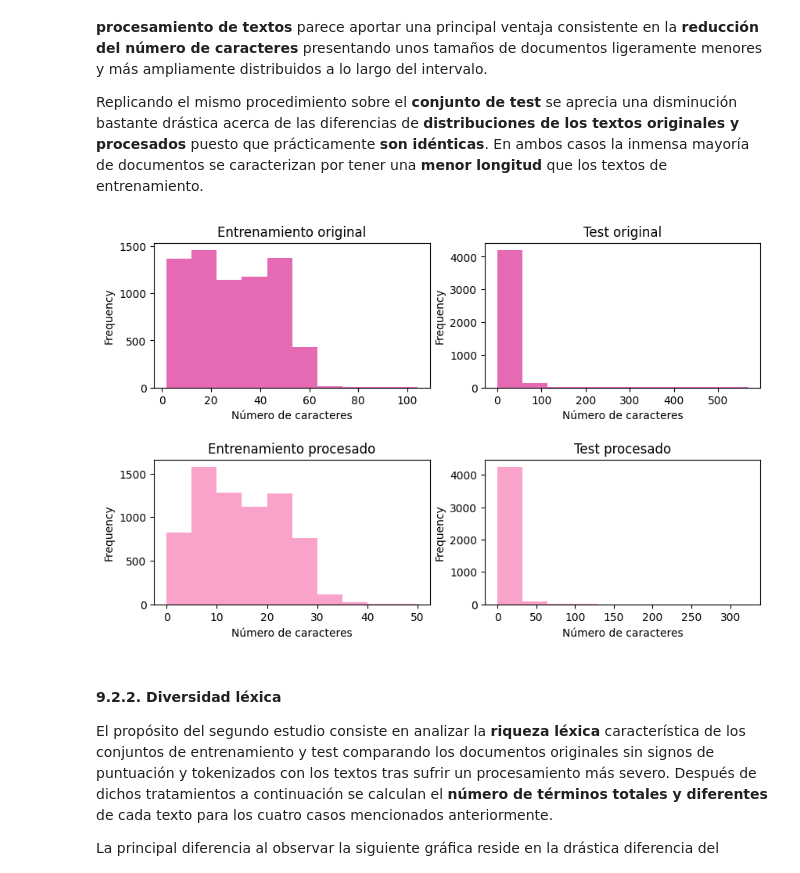
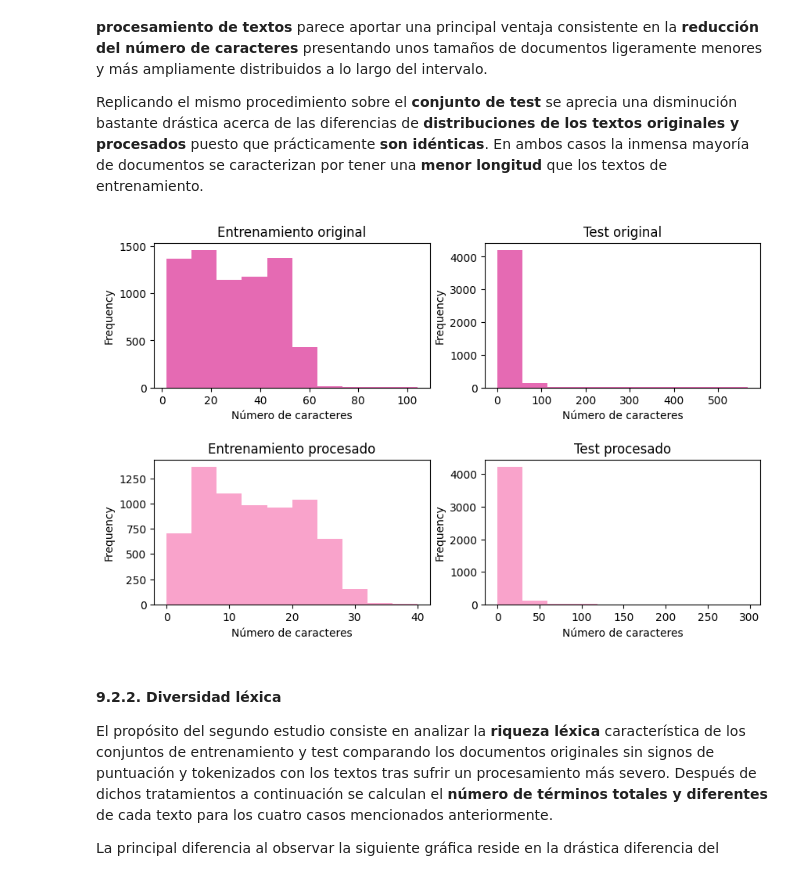
Before and after one commit to lidiasm/DATCOM-TFM, a Jupyter notebook: notebooks/eda.ipynb, the cells around one changed output. Saved outputs shown, nothing was run; the diff lists cells and outputs as text; code cells hidden in the pictures.

```diff
--- a/notebooks/eda.ipynb
+++ b/notebooks/eda.ipynb
@@ -244,11 +244,13 @@ El objetivo de este primer análisis consiste en calcular y analizar la **longit
 
 Replicando el mismo procedimiento sobre el **conjunto de test** se aprecia una disminución bastante drástica acerca de las diferencias de **distribuciones de los textos originales y procesados** puesto que prácticamente **son idénticas**. En ambos casos la inmensa mayoría de documentos se caracterizan por tener una **menor longitud** que los textos de entrenamiento.
 # %%
-# Exclude additional stopwords like the common vocabulary for sexism topic
-add_stopwords = ["mujer", "hombre",
-                "mujeres", "hombres",
-                "woman", "man",
-                "women", "men"]
+# Exclude common sexism vocabulary
+add_stopwords = [
+    "mujer", "mujeres", "chica", "chicas",
+    "woman", "women", "girl", "girls",
+    "hombre", "hombres", "chico", "chicos",
+    "man", "men", "boy", "boys"
+]
 
 # Text processing for train and test datasets
 train_df = text_processing_pipeline(
@@ -296,34 +298,34 @@ train_df["text_tokens"].str.len().plot(
     kind="hist",
     grid=False,
     color="#e56ab3",
     title="Entrenamiento original")
 
 test_df["text_tokens"].str.len().plot(
     ax=ax[0][1],
     kind="hist",
     grid=False,
     color="#e56ab3",
     title="Test original")
 
 # Char frequency for PREPROCESSED texts in train and test datasets
 train_df["cleaned_text_tokens"].str.len().plot(
     ax=ax[1][0],
     kind="hist",
     grid=False,
     color="#f9a3cb",
     title="Entrenamiento procesado")
 
 test_df["cleaned_text_tokens"].str.len().plot(
     ax=ax[1][1],
     kind="hist",
     grid=False,
     color="#f9a3cb",
     title="Test procesado")
 
 # Add some vertical space between plots
 fig.subplots_adjust(hspace=0.5)
 # %% [output]
-[figure, old version]
+[figure, new version]
 # %% [markdown]
 #### 9.2.2. Diversidad léxica
 
```
Also changed, not shown: parts of 11 cells of this notebook, 1 other file.
